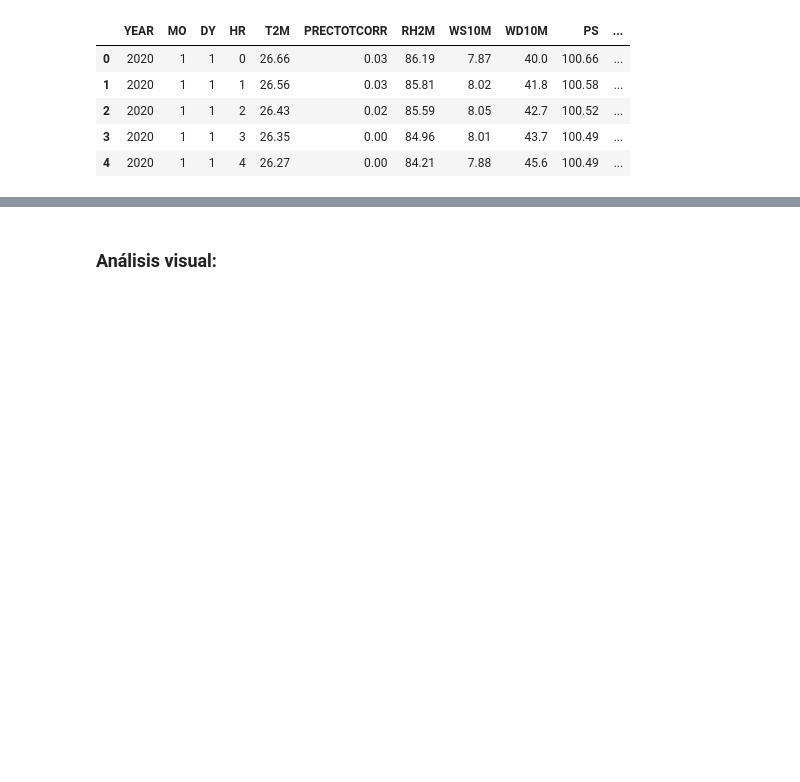
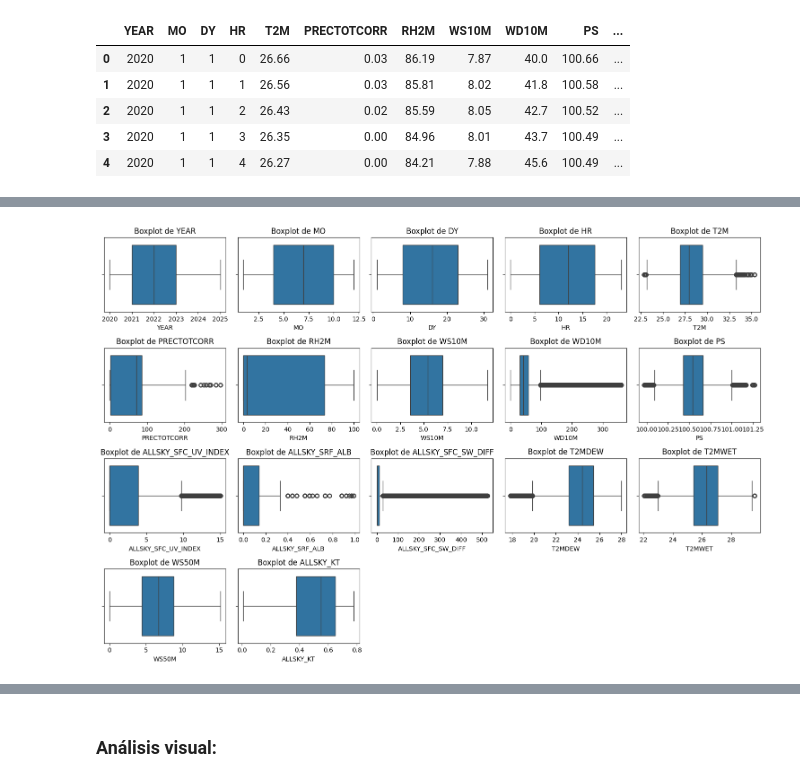
Before and after one commit to YisusParker/Machine-Learning-py, a Jupyter notebook: main.ipynb, the cells around one changed output, grey strips where cells are left out. Saved outputs shown, nothing was run; the diff lists cells and outputs as text; code cells hidden in the pictures; blank space fills up the shorter version.

```diff
--- a/main.ipynb
+++ b/main.ipynb
@@ -381,0 +344,28 @@ df.to_csv('data_modified.csv', index=False)
+# %%
+# Crear una copia del DataFrame limpio anterior
+df_cleaned_limits = df_cleaned.copy()
+
+# Definir los límites lógicos para cada variable
+limits = {
+    'YEAR': {'min': 2020, 'max': 2025},
+    'MO': {'min': 1, 'max': 12},
+    'DY': {'min': 1, 'max': 31},
+    'HR': {'min': 0, 'max': 23},
+    'T2M': {'min': -90, 'max': 60},
+    'RH2M': {'min': 0, 'max': 100},
+    'PRECTOTCORR': {'min': 0, 'max': 300},
+    'WS10M': {'min': 0, 'max': 80},
+    'WD10M': {'min': 0, 'max': 360},
+    'PS': {'min': 50, 'max': 110},
+    'ALLSKY_SFC_UV_INDEX': {'min': 0, 'max': 15},
+    'ALLSKY_SFC_SW_DIFF': {'min': 0, 'max': 1500},
+    'ALLSKY_SRF_ALB': {'min': 0, 'max': 1},
+    'T2MDEW': {'min': -45, 'max': 35},
+    'T2MWET': {'min': -35, 'max': 35},
+    'WS50M': {'min': 0, 'max': 75},
+    'ALLSKY_KT': {'min': 0, 'max': 1},
+}
+
+# Reemplazar los valores fuera de los límites definidos por NaN
+for col, lim in limits.items():
+    df_cleaned_limits[col] = df_cleaned_limits[col].apply(lambda x: np.nan if x < lim['min'] or x > lim['max'] else x)
@@ -381,0 +386,14 @@ df.to_csv('data_modified.csv', index=False)
+# %%
+numeric_colss = df_cleaned_limits.select_dtypes(include=['number']).columns
+
+# Crear un boxplot para cada variable numérica
+plt.figure(figsize=(15, 10))
+for i, col in enumerate(numeric_cols, 1):
+    plt.subplot(4, 5, i)  # Ajusta el número de filas y columnas según la cantidad de variables
+    sns.boxplot(data=df_cleaned_limits, x=col)
+    plt.title(f'Boxplot de {col}')
+
+plt.tight_layout()
+plt.show()
+# %% [output]
+[figure, added]
```
Also changed, not shown: parts of 16 cells of this notebook.
